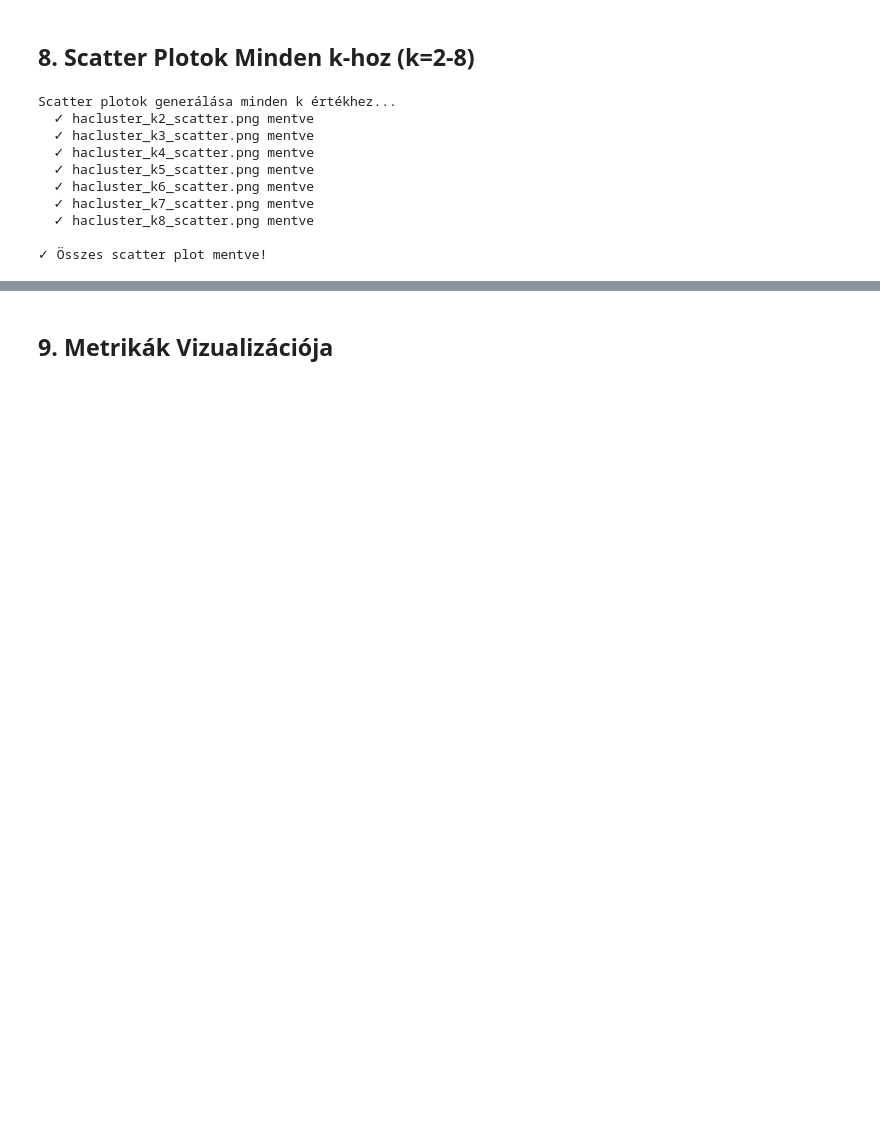
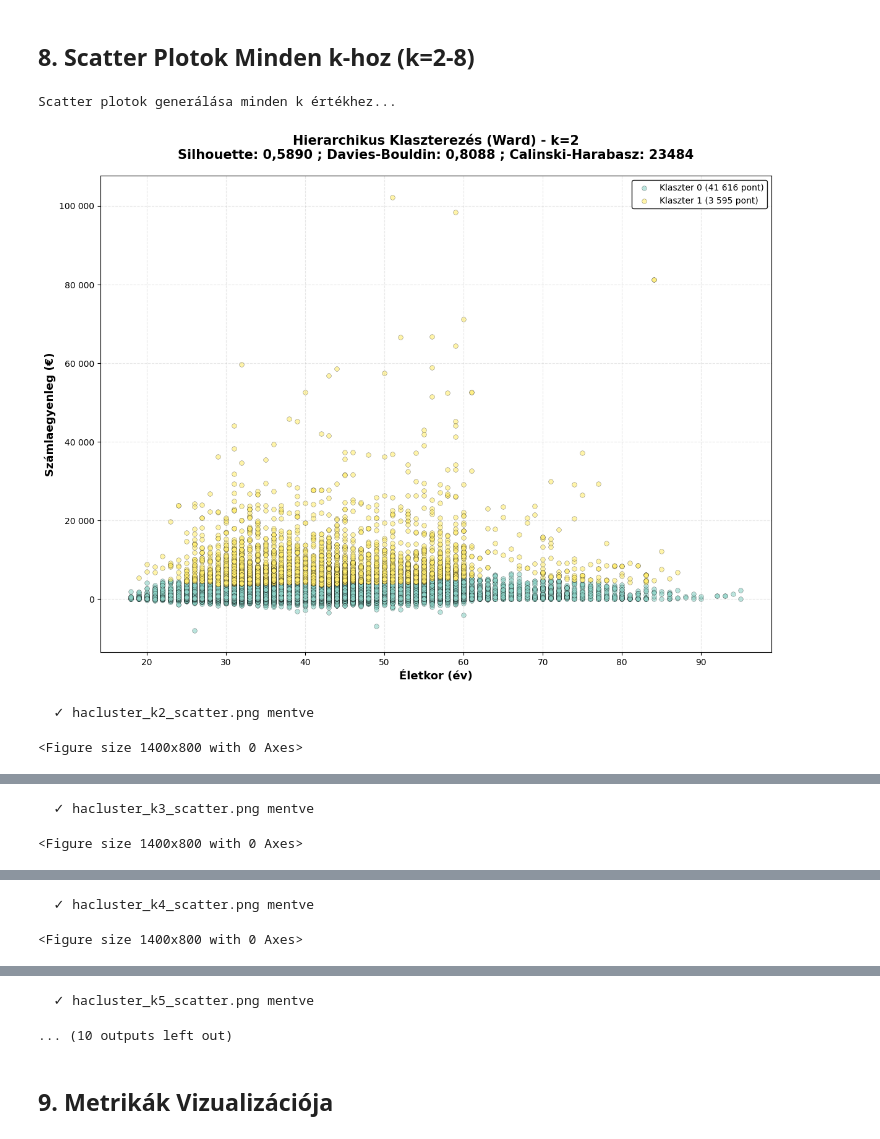
Before and after one commit to timbalv/bank_segmentation_ml, a Jupyter notebook: hierarchical-clustering-v1.ipynb, the cells around one changed output, grey strips where cells are left out. Saved outputs shown, nothing was run; the diff lists cells and outputs as text; code cells hidden in the pictures; blank space fills up the shorter version.

```diff
--- a/hierarchical-clustering-v1.ipynb
+++ b/hierarchical-clustering-v1.ipynb
@@ -351,43 +388,38 @@ for result in results:
     fig, ax = plt.subplots(figsize=(14, 10))
 
     # Színek
     colors = plt.cm.Set3(np.linspace(0, 1, k))
 
     for cluster_id in range(k):
         cluster_data = df_temp[df_temp['cluster_temp'] == cluster_id]
         ax.scatter(cluster_data['age'], cluster_data['balance'],
-                  label=f'Cluster {cluster_id} ({len(cluster_data):,} pont)',
+                  label=f'Klaszter {cluster_id} ({len(cluster_data):,} pont)'.replace(',', ' '),
                   alpha=0.6, s=30, c=[colors[cluster_id]],
                   edgecolors='black', linewidths=0.3)
 
     # Címkék és formázás
     ax.set_xlabel('Életkor (év)', fontsize=13, fontweight='bold')
     ax.set_ylabel('Számlaegyenleg (€)', fontsize=13, fontweight='bold')
     ax.set_title(f'Hierarchikus Klaszterezés (Ward) - k={k}\n' +
-                f'Silhouette: {result["silhouette"]:.4f}, ' +
-                f'Davies-Bouldin: {result["davies_bouldin"]:.4f}',
+                f'Silhouette: {result["silhouette"]:.4f} ; '.replace('.', ',') +
+                f'Davies-Bouldin: {result["davies_bouldin"]:.4f} ; '.replace('.', ',') +
+                f'Calinski-Harabasz: {result["calinski_harabasz"]:.0f}',
                 fontsize=15, fontweight='bold', pad=20)
     ax.legend(loc='upper right', fontsize=10, framealpha=0.95, edgecolor='black')
     ax.grid(True, alpha=0.3, linestyle='--')
 
     # Y tengely formázása
     ax.yaxis.set_major_formatter(plt.FuncFormatter(lambda x, p: f'{int(x):,}'.replace(',', ' ')))
 
+    plt.show()
     plt.tight_layout()
     plt.savefig(f'exports_hacluster/hacluster_k{k}_scatter.png', dpi=300, bbox_inches='tight')
-    plt.close()
 
     print(f"  ✓ hacluster_k{k}_scatter.png mentve")
 
 print("\n✓ Összes scatter plot mentve!")
 # %% [output]
 Scatter plotok generálása minden k értékhez...
-  ✓ hacluster_k2_scatter.png mentve
-  ✓ hacluster_k3_scatter.png mentve
-  ✓ hacluster_k4_scatter.png mentve
-  ✓ hacluster_k5_scatter.png mentve
-  ✓ hacluster_k6_scatter.png mentve
-  ✓ hacluster_k7_scatter.png mentve
-  ✓ hacluster_k8_scatter.png mentve
-
-✓ Összes scatter plot mentve!
+[figure, added]
+  ✓ hacluster_k2_scatter.png mentve
+<Figure size 1400x800 with 0 Axes>
@@ -393,0 +427,2 @@ Scatter plotok generálása minden k értékhez...
+  ✓ hacluster_k3_scatter.png mentve
+<Figure size 1400x800 with 0 Axes>
@@ -393,0 +430,2 @@ Scatter plotok generálása minden k értékhez...
+  ✓ hacluster_k4_scatter.png mentve
+<Figure size 1400x800 with 0 Axes>
@@ -394,3 +433,5 @@ Scatter plotok generálása minden k értékhez...
+  ✓ hacluster_k5_scatter.png mentve
+... (10 outputs left out)
 # %% [markdown]
 ## 9. Metrikák Vizualizációja
 # %%
```
Also changed, not shown: parts of 21 cells of this notebook, 25 other files.
